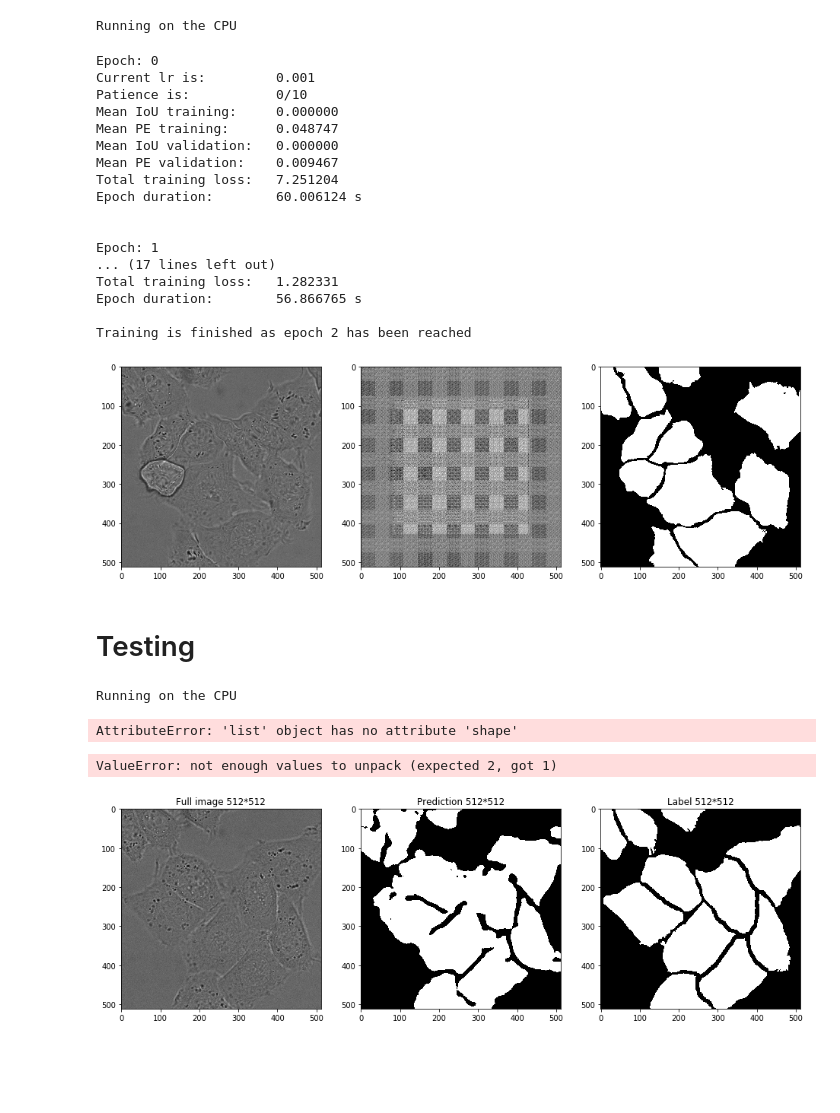
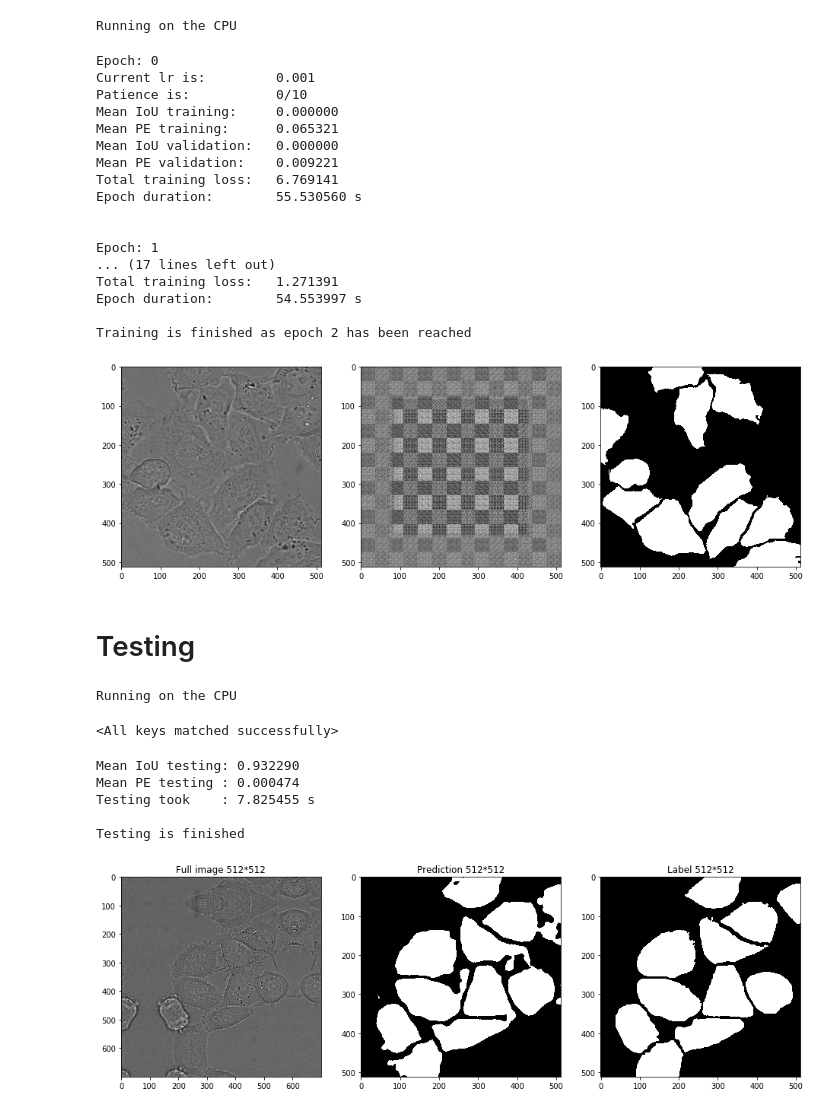
Before and after one commit to nsirons/DL-unet, a Jupyter notebook: main.ipynb, the cells around one changed output. Saved outputs shown, nothing was run; the diff lists cells and outputs as text; code cells hidden in the pictures; blank space fills up the shorter version.

Commit message:
Changes overall,  all clean, ready for trainings

```diff
--- a/main.ipynb
+++ b/main.ipynb
@@ -212,9 +208,7 @@ for epoch in range(epochs+1):
         preds = unet(images.to(device)) # pass batch to the unet
 
         pad = int((preds.shape[-1] - labels.shape[-1]) / 2)
-
         preds = preds[:, :, pad:labels.shape[-1]+pad, pad:labels.shape[-1]+pad]
-        for idx in range(batch_size): preds[idx, :, :, :] / torch.max(preds[idx, :, :, :])
 
         ll = torch.empty_like(preds)
         ll[:,0,:,:] = 1 - labels[:, 0, :, :]  # background
@@ -230,12 +224,14 @@ for epoch in range(epochs+1):
 
         total_loss += loss
 
+        preds = preds.argmax(dim=1)
+
         for idx in range(preds.shape[0]):
             if start_eval_train == 0 and idx == 0: # First time in epoch we initialize train_eval
-                train_eval = evaluation_metrics(preds[idx, 1, :, :].detach(), labels[idx, 0, :, :].detach())
+                train_eval = evaluation_metrics(preds[idx, :, :].detach(), labels[idx, 0, :, :].detach())
                 start_eval_train += 1
             else:
-                np.concatenate((train_eval, evaluation_metrics(preds[idx, 1, :, :].detach(), labels[idx, 0, :, :].detach())), axis=1)
+                np.concatenate((train_eval, evaluation_metrics(preds[idx, :, :].detach(), labels[idx, 0, :, :].detach())), axis=1)
 
     scheduler.step(total_loss / len(train_loader)) # update the lr
 
@@ -247,16 +243,14 @@ for epoch in range(epochs+1):
         preds = unet(images.to(device))
 
         pad = int((preds.shape[-1] - labels.shape[-1]) / 2)
-
-        preds = preds[:, :, pad:labels.shape[-1]+pad, pad:labels.shape[-1]+pad]
-        for idx in range(batch_size): preds[idx, :, :, :] / torch.max(preds[idx, :, :, :])
+        preds = preds[:, :, pad:labels.shape[-1]+pad, pad:labels.shape[-1]+pad].argmax(dim=1)
 
         for idx in range(preds.shape[0]):
             if start_eval_val == 0 and idx == 0: # First time in epoch we initialize val_eval
-                val_eval = evaluation_metrics(preds[idx, 1, :, :].detach(), labels[idx, 0, :, :].detach())
+                val_eval = evaluation_metrics(preds[idx, :, :].detach(), labels[idx, 0, :, :].detach())
                 start_eval_val += 1
             else:
-                np.concatenate((val_eval, evaluation_metrics(preds[idx, 1, :, :].detach(), labels[idx, 0, :, :].detach())), axis=1)
+                np.concatenate((val_eval, evaluation_metrics(preds[idx, :, :].detach(), labels[idx, 0, :, :].detach())), axis=1)
 
     val_eval_epoch = np.mean(val_eval, axis=1)
 
@@ -305,17 +299,17 @@ Epoch: 0
 Current lr is:         0.001
 Patience is:           0/10
 Mean IoU training:     0.000000
-Mean PE training:      0.048747
+Mean PE training:      0.065321
 Mean IoU validation:   0.000000
-Mean PE validation:    0.009467
-Total training loss:   7.251204
-Epoch duration:        60.006124 s
+Mean PE validation:    0.009221
+Total training loss:   6.769141
+Epoch duration:        55.530560 s
 
 
 Epoch: 1
 ... (17 lines left out)
-Total training loss:   1.282331
-Epoch duration:        56.866765 s
+Total training loss:   1.271391
+Epoch duration:        54.553997 s
 
 Training is finished as epoch 2 has been reached
 # %%
@@ -329,10 +323,10 @@ for i in range(1):
     pad = int((input_size - original_size) / 2)
 
     ax0.imshow(images[0, 0, pad:original_size+pad, pad:original_size+pad].detach(), cmap='gray')
-    ax1.imshow(preds[0, 1, :, :].detach(), cmap='gray')
+    ax1.imshow(preds[0, :, :].detach(), cmap='gray')
     ax2.imshow(labels[0, 0, :, :].detach(), cmap='gray')
 # %% [output]
-[figure, old version]
+[figure, new version]
 # %% [markdown]
 # Testing
 # %%
@@ -361,7 +355,7 @@ unet = Unet().to(device)
 unet.load_state_dict(torch.load(model_path, map_location=device))
 # %% [output]
 Running on the CPU
-AttributeError: 'list' object has no attribute 'shape'
+<All keys matched successfully>
 # %%
 # To be called as: testing(unet, test_loader, batch_size, device, output_dir):
 
@@ -380,17 +374,17 @@ for batch in test_loader:
     pred = unet(image.to(device))
 
     pad = int((pred.shape[-1] - label.shape[-1]) / 2)
-    pred = pred[:, :, pad:label.shape[-1]+pad, pad:label.shape[-1]+pad]
+    pred = pred[:, :, pad:label.shape[-1]+pad, pad:label.shape[-1]+pad].argmax(dim=1)
 
-    save_image(image[0, 0, :, :], os.path.join(output_dir, 'images', f'image{idx}.tif'))
-    save_image(label[0, 0, :, :], os.path.join(output_dir, 'preds',  f'pred{idx}.tif' ))
-    save_image(pred[0, 1, :, :],  os.path.join(output_dir, 'labels', f'label{idx}.tif'))
+    save_image(image[0, 0, :, :],         os.path.join(output_dir, 'images', f'image{idx}.tif'))
+    save_image(label[0, 0, :, :].float(), os.path.join(output_dir, 'preds',  f'pred{idx}.tif' ))
+    save_image(pred[0, :, :].float(),     os.path.join(output_dir, 'labels', f'label{idx}.tif'))
 
     if start_eval_test == 0:
-        test_eval = evaluation_metrics(pred[0, 1, :, :].detach(), label[0, 0, :, :].detach())
+        test_eval = evaluation_metrics(pred[0, :, :].detach(), label[0, 0, :, :].detach())
         start_eval_test += 1
     else:
-        np.concatenate((test_eval, evaluation_metrics(pred[0, 1, :, :].detach(), label[0, 0, :, :].detach())), axis=1)
+        np.concatenate((test_eval, evaluation_metrics(pred[0, :, :].detach(), label[0, 0, :, :].detach())), axis=1)
 
 test = np.mean(test_eval, axis=1)
 
@@ -406,20 +400,24 @@ print('                                                     ')
 
 print('Testing is finished')
 # %% [output]
-ValueError: not enough values to unpack (expected 2, got 1)
+Mean IoU testing: 0.932290
+Mean PE testing : 0.000474
+Testing took    : 7.825455 s
+
+Testing is finished
 # %%
 for i in range(1):
     fig = plt.figure(figsize=(16,9))
     ax0 = fig.add_subplot(131)
     ax1 = fig.add_subplot(132)
     ax2 = fig.add_subplot(133)
 
-    ax0.imshow(image[0, 0, :, :], cmap='gray')
-    ax1.imshow(pred[0, 1, :, :],  cmap='gray')
-    ax2.imshow(label[0, 0, :, :], cmap='gray')
+    ax0.imshow(image[0, 0, :, :].detach(), cmap='gray')
+    ax1.imshow(pred[0, :, :].detach(),  cmap='gray')
+    ax2.imshow(label[0, 0, :, :].detach(), cmap='gray')
 
     ax0.set_title('Full image 512*512')
     ax1.set_title('Prediction 512*512')
     ax2.set_title('Label 512*512')
 # %% [output]
-[figure, old version]
+[figure, new version]
```
Also changed, not shown: parts of 2 cells of this notebook, 2 other files.
